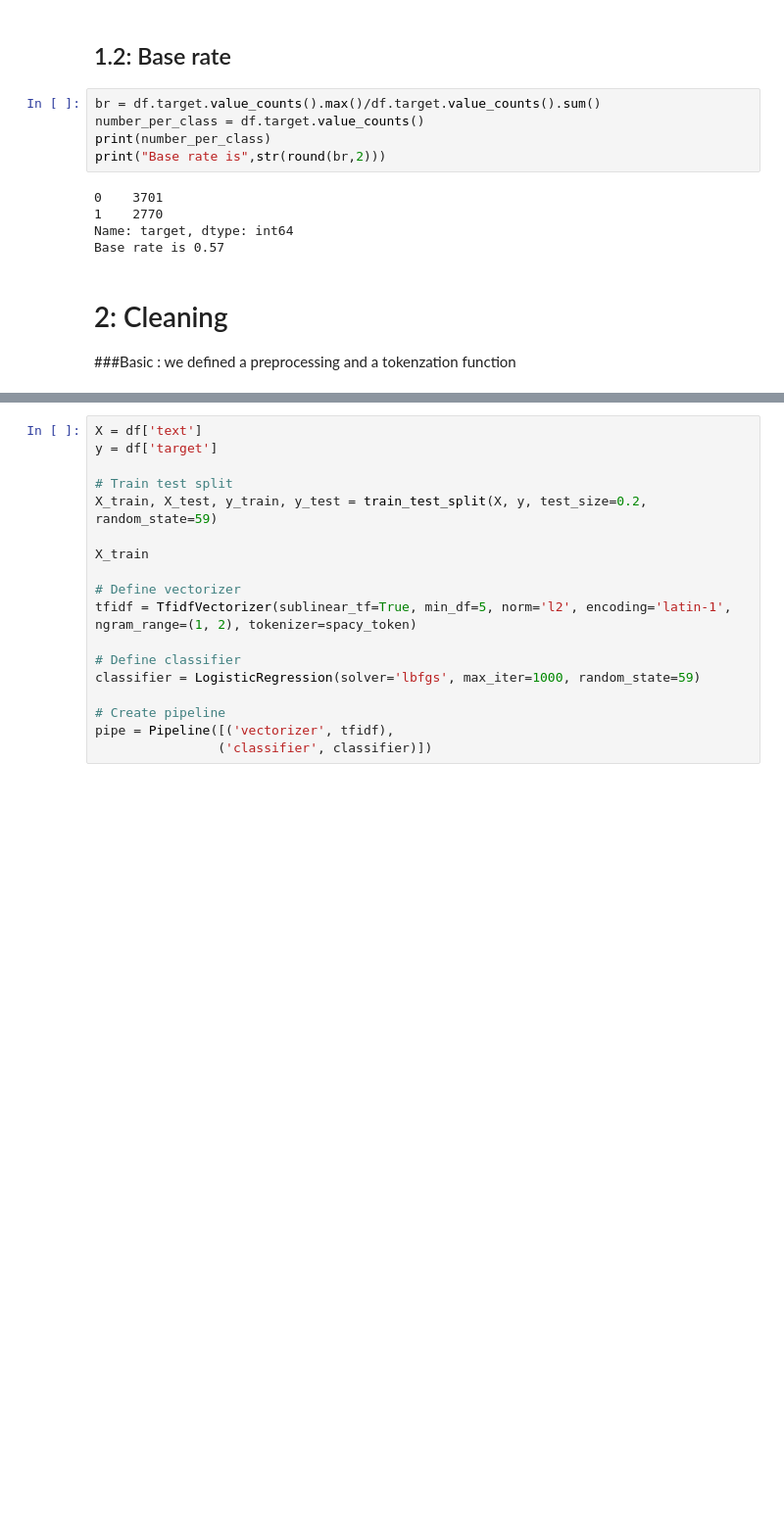
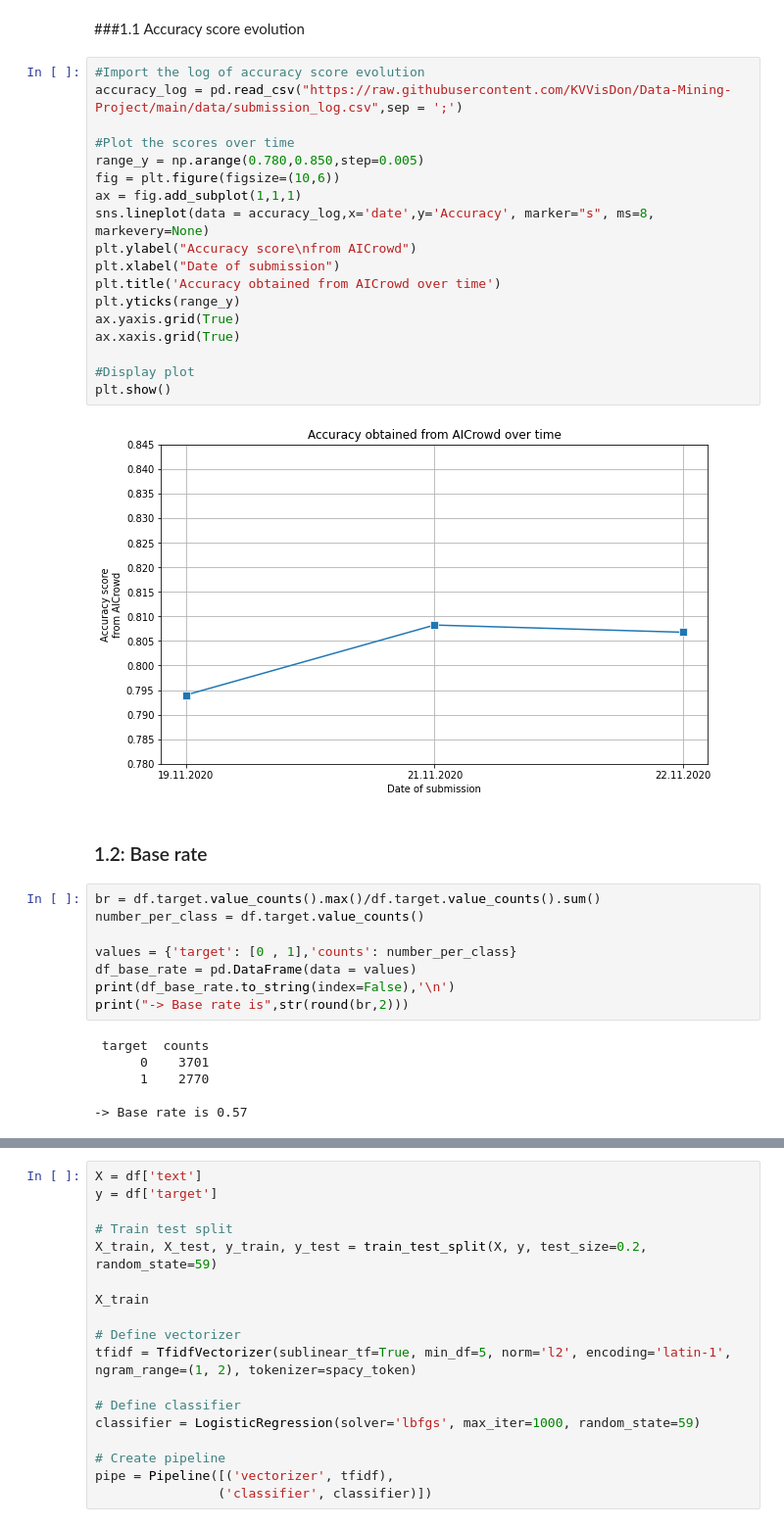
Before and after one commit to KVVisDon/Data-Mining-Project, a Jupyter notebook: code/Team_Microsoft.ipynb, the cells around one changed output, grey strips where cells are left out. Shown at 98% size. Cells and saved outputs as stored; diff of their text form; blank space fills up the shorter version.

```diff
--- a/code/Team_Microsoft.ipynb
+++ b/code/Team_Microsoft.ipynb
@@ -56,18 +78,41 @@ df
 | 6469 | 10344 | weapons | Beirut/Toronto | Friendly reminder that the only c... | 1 |
 | 6470 | 1779 | buildings%20on%20fire | NaN | Buildings are on fire and they ha... | 1 |
 6471 rows × 5 columns
+# %% [markdown]
+###1.1 Accuracy score evolution
+# %%
+#Import the log of accuracy score evolution
+accuracy_log = pd.read_csv("https://raw.githubusercontent.com/KVVisDon/Data-Mining-Project/main/data/submission_log.csv",sep = ';')
+
+#Plot the scores over time
+range_y = np.arange(0.780,0.850,step=0.005)
+fig = plt.figure(figsize=(10,6))
+ax = fig.add_subplot(1,1,1)
+sns.lineplot(data = accuracy_log,x='date',y='Accuracy', marker="s", ms=8, markevery=None)
+plt.ylabel("Accuracy score\nfrom AICrowd")
+plt.xlabel("Date of submission")
+plt.title('Accuracy obtained from AICrowd over time')
+plt.yticks(range_y)
+ax.yaxis.grid(True)
+ax.xaxis.grid(True)
+
+#Display plot
+plt.show()
+# %% [output]
+[figure, added]
 # %% [markdown]
-## 1.2: Base rate
+### 1.2: Base rate
 # %%
 br = df.target.value_counts().max()/df.target.value_counts().sum()
 number_per_class = df.target.value_counts()
-print(number_per_class)
-print("Base rate is",str(round(br,2)))
+
+values = {'target': [0 , 1],'counts': number_per_class}
+df_base_rate = pd.DataFrame(data = values)
+print(df_base_rate.to_string(index=False),'\n')
+print("-> Base rate is",str(round(br,2)))
 # %% [output]
-0    3701
-1    2770
-Name: target, dtype: int64
-Base rate is 0.57
+ target  counts
+      0    3701
+      1    2770
+
+-> Base rate is 0.57
-# %% [markdown]
-# 2: Cleaning
-###Basic : we defined a preprocessing and a tokenzation function
```
Also changed, not shown: parts of 19 cells of this notebook.
